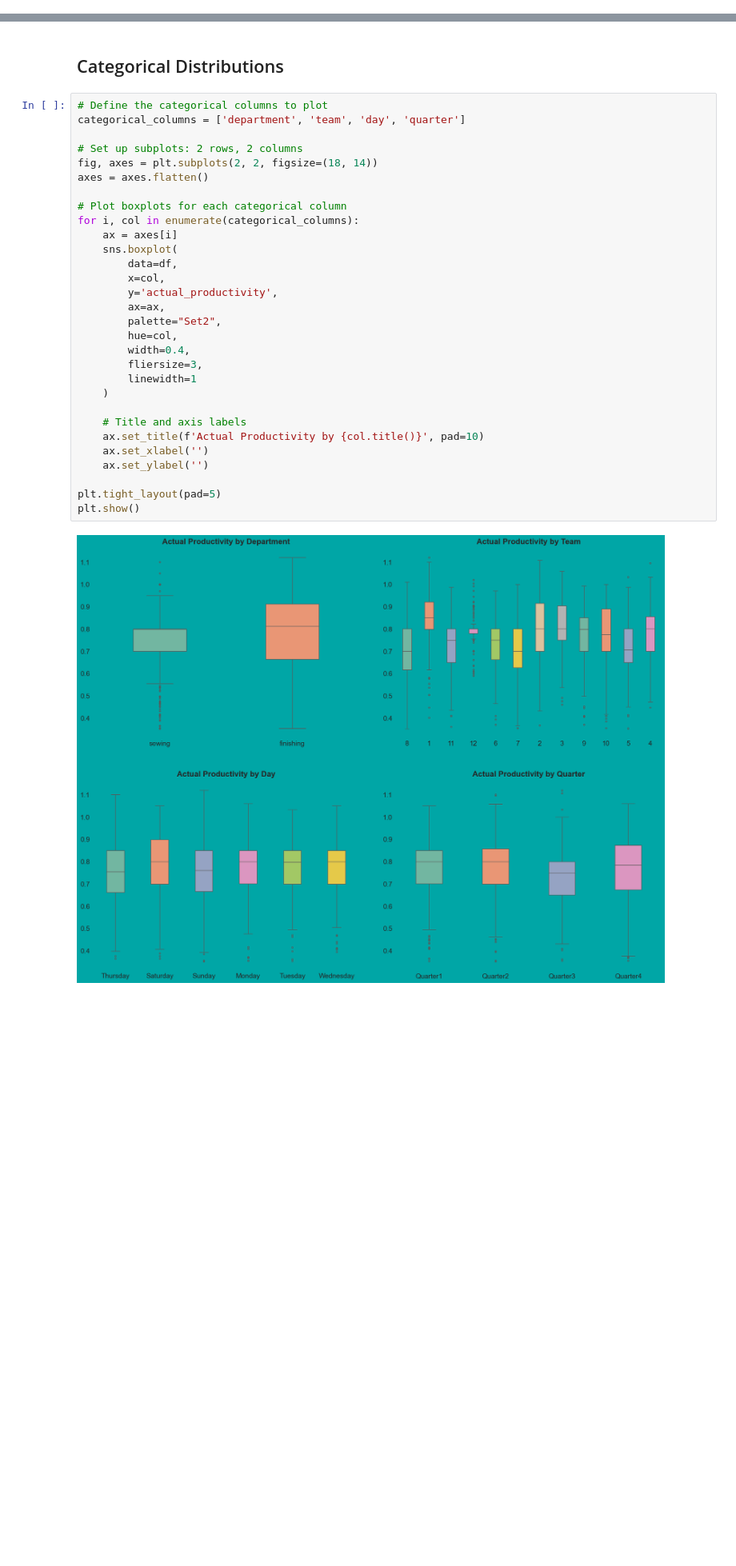
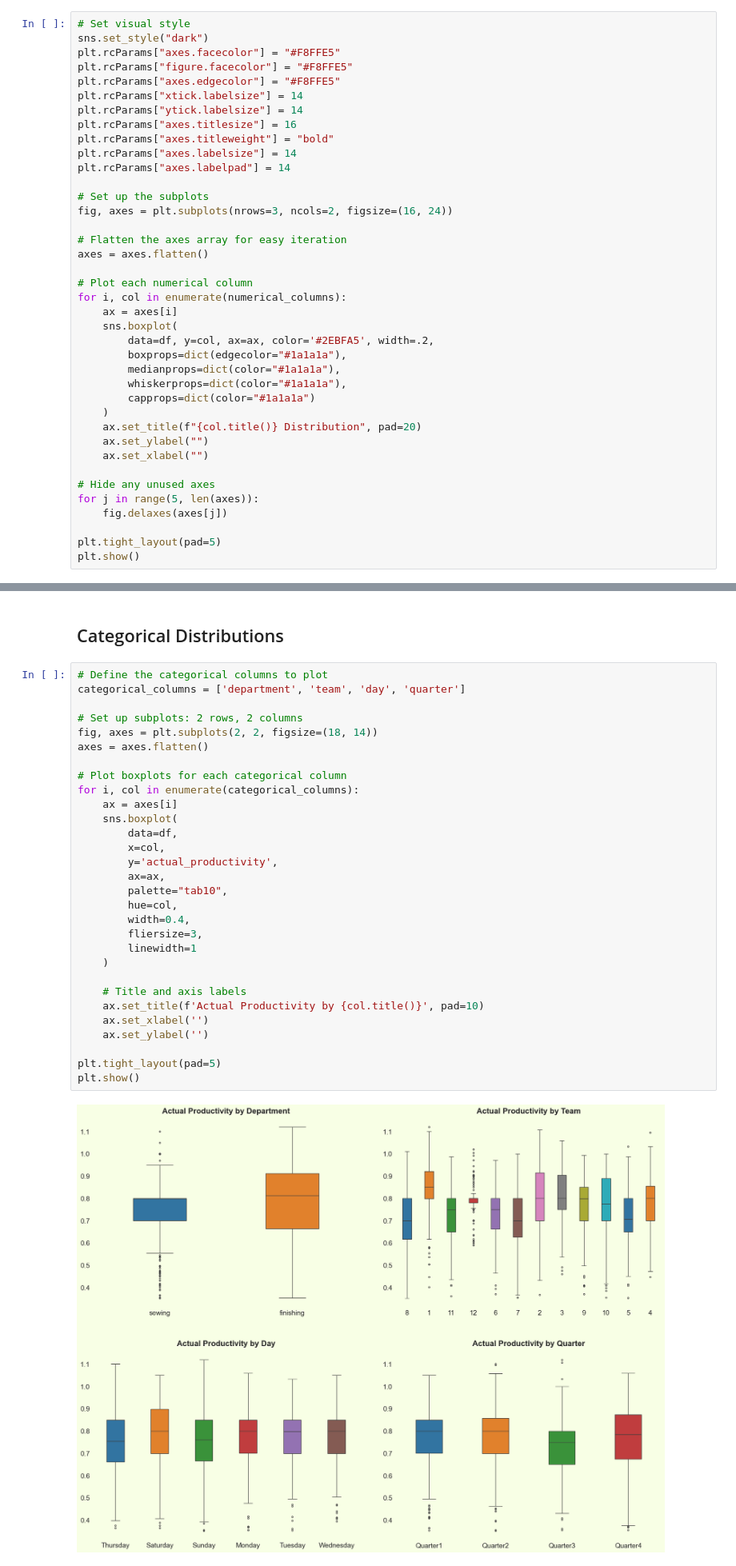
Before and after one commit to dimitar-m/predicting-employee-productivity, a Jupyter notebook: predicting_employee_productivity.ipynb, the cells around one changed output, grey strips where cells are left out. Shown: that part at 80% size. Drawn from its saved outputs; the diff is of its cells as text; blank space fills up the shorter version.

```diff
--- a/predicting_employee_productivity.ipynb
+++ b/predicting_employee_productivity.ipynb
@@ -294,0 +255,39 @@ plt.show()
+# %%
+# Set visual style
+sns.set_style("dark")
+plt.rcParams["axes.facecolor"] = "#F8FFE5"
+plt.rcParams["figure.facecolor"] = "#F8FFE5"
+plt.rcParams["axes.edgecolor"] = "#F8FFE5"
+plt.rcParams["xtick.labelsize"] = 14
+plt.rcParams["ytick.labelsize"] = 14
+plt.rcParams["axes.titlesize"] = 16
+plt.rcParams["axes.titleweight"] = "bold"
+plt.rcParams["axes.labelsize"] = 14
+plt.rcParams["axes.labelpad"] = 14
+
+# Set up the subplots
+fig, axes = plt.subplots(nrows=3, ncols=2, figsize=(16, 24))
+
+# Flatten the axes array for easy iteration
+axes = axes.flatten()
+
+# Plot each numerical column
+for i, col in enumerate(numerical_columns):
+    ax = axes[i]
+    sns.boxplot(
+        data=df, y=col, ax=ax, color='#2EBFA5', width=.2,
+        boxprops=dict(edgecolor="#1a1a1a"),
+        medianprops=dict(color="#1a1a1a"),
+        whiskerprops=dict(color="#1a1a1a"),
+        capprops=dict(color="#1a1a1a")
+    )
+    ax.set_title(f"{col.title()} Distribution", pad=20)
+    ax.set_ylabel("")
+    ax.set_xlabel("")
+
+# Hide any unused axes
+for j in range(5, len(axes)):
+    fig.delaxes(axes[j])
+
+plt.tight_layout(pad=5)
+plt.show()
@@ -370,35 +371,35 @@ After removing all rows that contained outliers in any of the numerical columns,
 # %%
 # Define the categorical columns to plot
 categorical_columns = ['department', 'team', 'day', 'quarter']
 
 # Set up subplots: 2 rows, 2 columns
 fig, axes = plt.subplots(2, 2, figsize=(18, 14))
 axes = axes.flatten()
 
 # Plot boxplots for each categorical column
 for i, col in enumerate(categorical_columns):
     ax = axes[i]
     sns.boxplot(
         data=df,
         x=col,
         y='actual_productivity',
         ax=ax,
-        palette="Set2",
+        palette="tab10",
         hue=col,
         width=0.4,
         fliersize=3,
         linewidth=1
     )
 
     # Title and axis labels
     ax.set_title(f'Actual Productivity by {col.title()}', pad=10)
     ax.set_xlabel('')
     ax.set_ylabel('')
 
 plt.tight_layout(pad=5)
 plt.show()
 # %% [output]
-[figure, old version]
+[figure, new version]
 # %%
 # List to hold all summary DataFrames
 summary_frames = []
```
Also changed, not shown: parts of 8 cells of this notebook.
